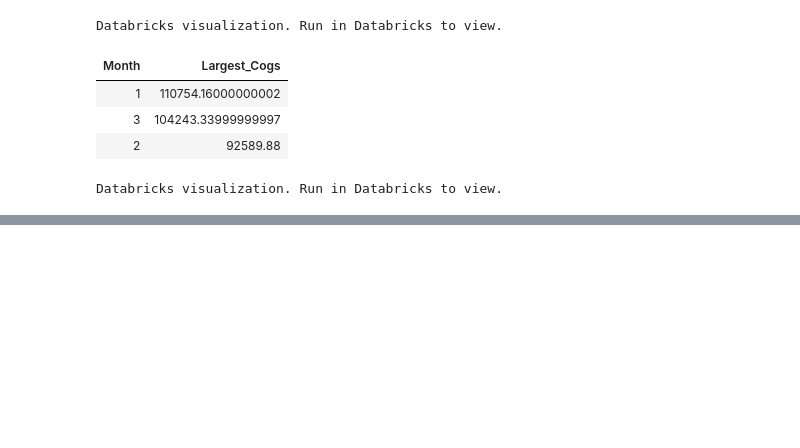
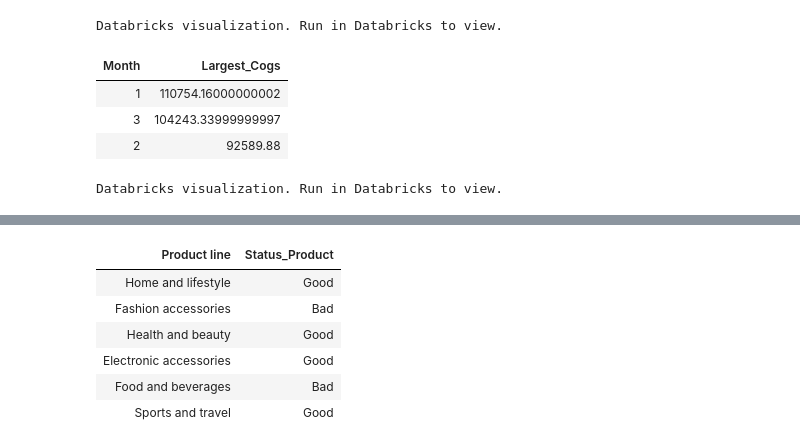
Before and after one commit to thanhphat2609/Practice_PySpark_SQL, a Jupyter notebook: walmartsales/WalmartSales_Analysis.ipynb, the cells around one changed output, grey strips where cells are left out. Drawn from its saved outputs; the diff is of its cells as text; code cells hidden in the pictures; blank space fills up the shorter version.

```diff
--- a/walmartsales/WalmartSales_Analysis.ipynb
+++ b/walmartsales/WalmartSales_Analysis.ipynb
@@ -173,0 +238,10 @@ Databricks visualization. Run in Databricks to view.
+# %%
+display(fetch_product_status)
+# %% [output]
+| Product line | Status_Product |
+| Home and lifestyle | Good |
+| Fashion accessories | Bad |
+| Health and beauty | Good |
+| Electronic accessories | Good |
+| Food and beverages | Bad |
+| Sports and travel | Good |
```
Also changed, not shown: parts of 7 cells of this notebook.
